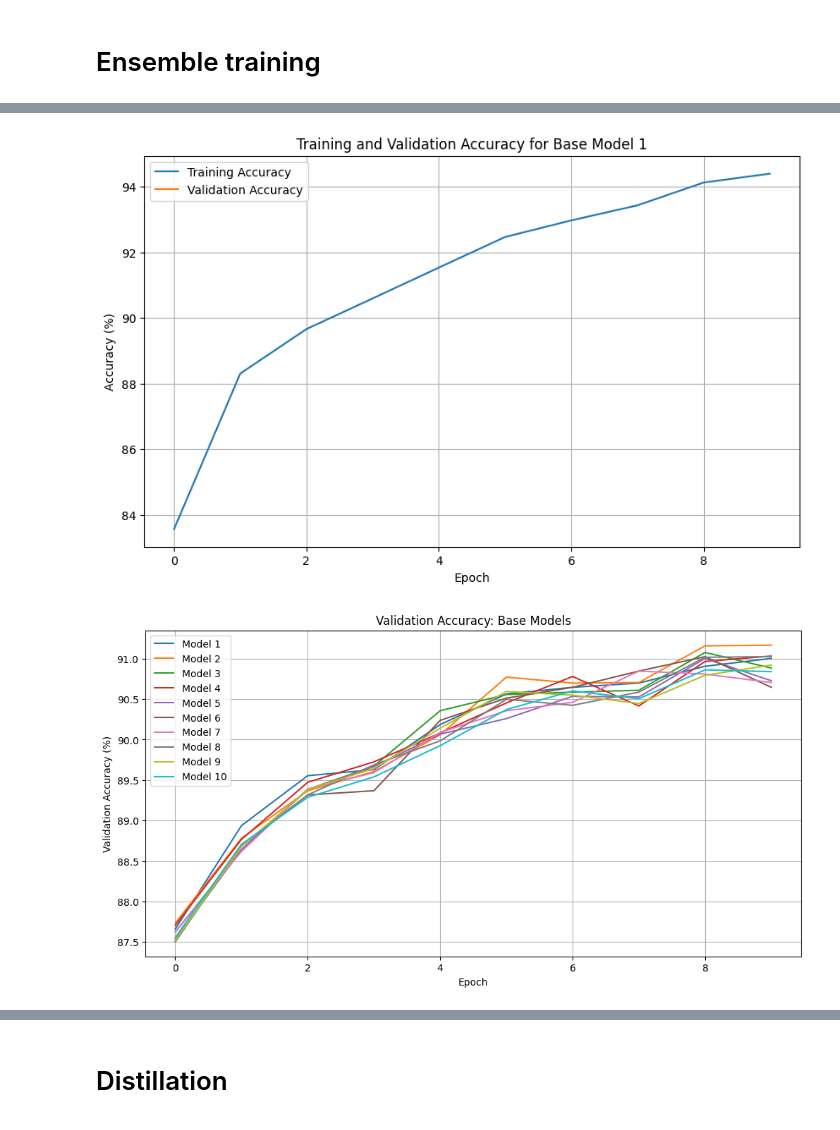
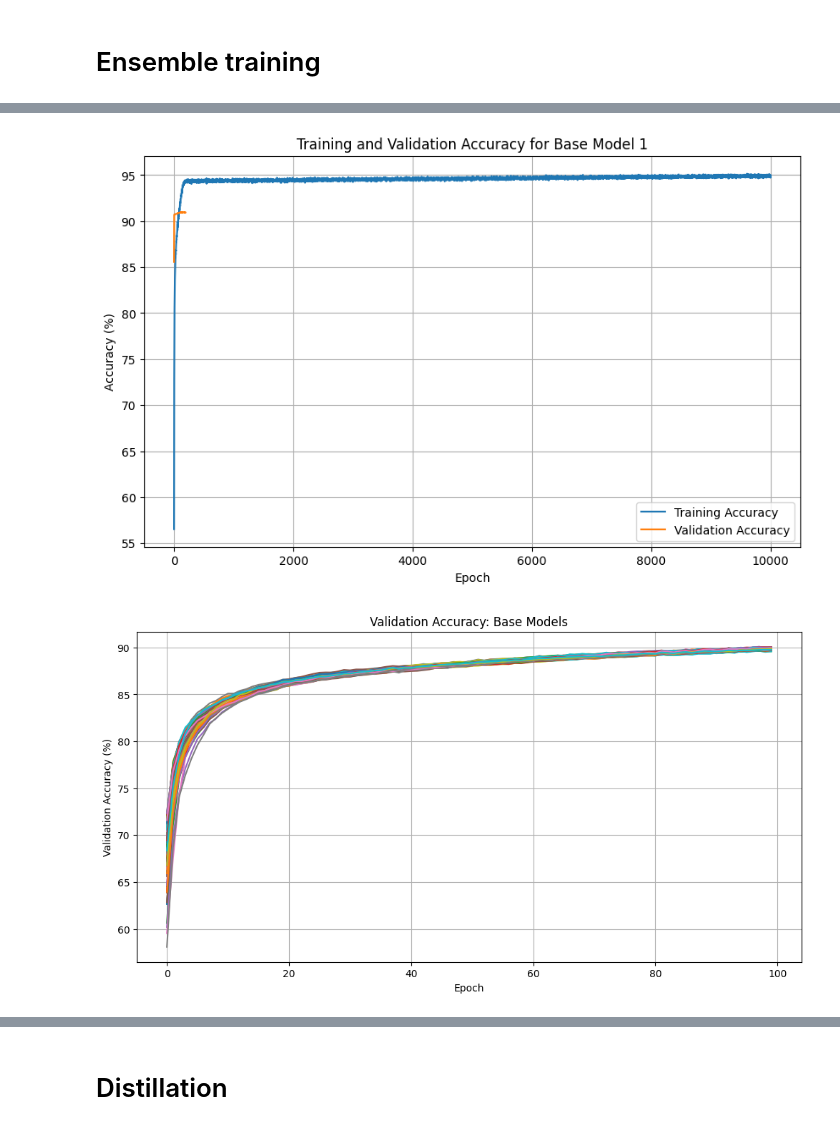
Before and after one commit to wstentzer/NLP-Project, a Jupyter notebook: main_1.3B_model.ipynb, the cells around one changed output, grey strips where cells are left out. Drawn from its saved outputs; the diff is of its cells as text; code cells hidden in the pictures.

Commit message:
- Rewrote training loop, no longer stuck on 86% - Added first version of plots, still some issues

```diff
--- a/main_1.3B_model.ipynb
+++ b/main_1.3B_model.ipynb
@@ -151,13 +150,13 @@ class MLPClassifier(nn.Module):
         return self.network(x)
 
 # Hyperparameters
-ensemble_size = 10
+ensemble_size = 100
 input_size = train_embeddings.shape[1]
 hidden_sizes = [256, 128]
 output_size = 2
-num_epochs = 10
+num_epochs = 100
 batch_size = 1024
-learning_rate = 0.001
+learning_rate = 0.00001
 dropout_rate = 0.5
 weight_decay = 1e-4
 
@@ -329,20 +328,19 @@ plt.legend()
 plt.grid(True)
 plt.show()
 # %% [output]
-[figure, old version]
+[figure, new version]
 # %%
 # Define epochs_range based on the number of epochs
 epochs_range = range(num_epochs)
 
 # Plot validation accuracy per model and ensemble
 plt.figure(figsize=(12, 6))
 for idx in range(len(ensemble)):
     plt.plot(epochs_range, [acc * 100 for acc in model_validation_accuracies[idx]], label=f'Model {idx+1}')
 plt.xlabel('Epoch')
 plt.ylabel('Validation Accuracy (%)')
 plt.title('Validation Accuracy: Base Models')
-plt.legend()
 plt.grid(True)
 plt.show()
 # %% [output]
-[figure, old version]
+[figure, new version]
```
Also changed, not shown: parts of 4 cells of this notebook, 1 other file.
